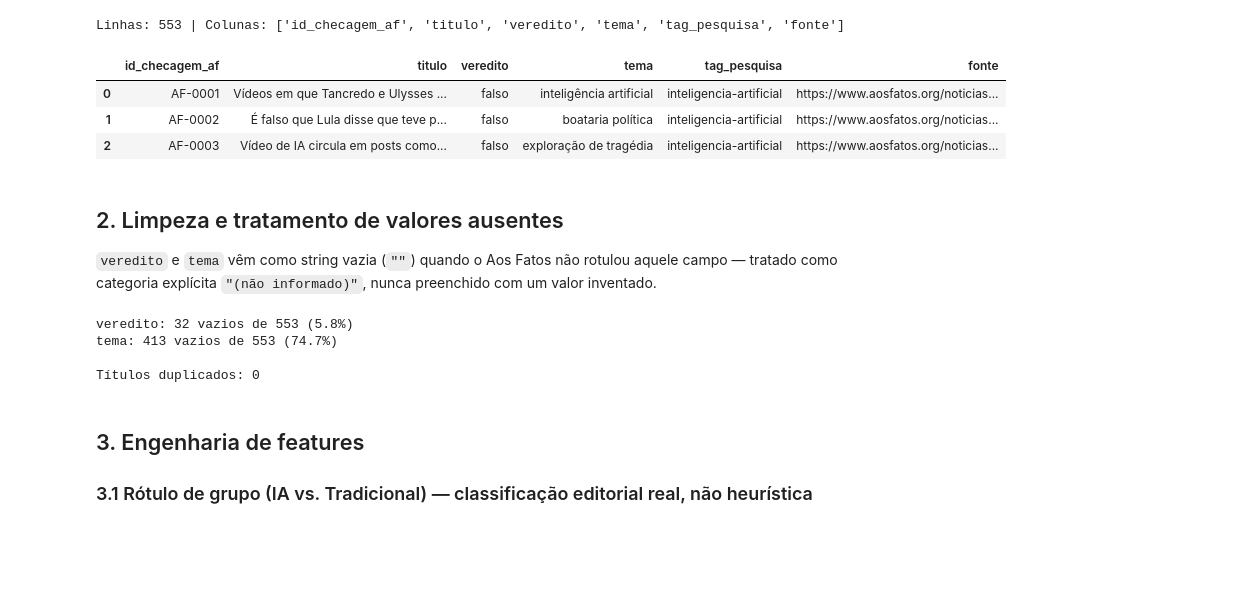
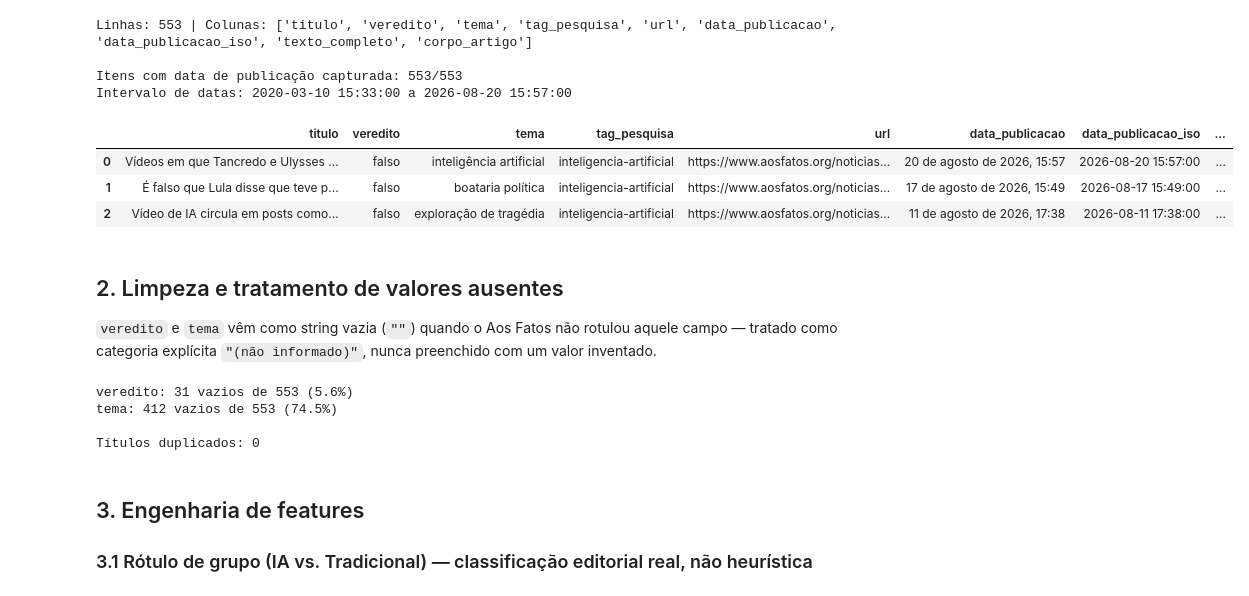
Before and after one commit to jpbezerra/politicAI, a Jupyter notebook: notebooks/02_dataset_b_aosfatos_eda.ipynb, the cells around one changed output. Saved outputs shown, nothing was run; the diff lists cells and outputs as text; code cells hidden in the pictures; blank space fills up the shorter version.

```diff
--- a/notebooks/02_dataset_b_aosfatos_eda.ipynb
+++ b/notebooks/02_dataset_b_aosfatos_eda.ipynb
@@ -35,14 +38,20 @@ pd.set_option("display.max_colwidth", 90)
 # %%
 
-df = pd.read_csv("../data/raw/dataset_b_aosfatos.csv", keep_default_na=False)
+df = pd.read_csv("../data/raw/dataset_b_completo.csv", keep_default_na=False,
+                  parse_dates=["data_publicacao_iso"])
 print(f"Linhas: {len(df)} | Colunas: {list(df.columns)}")
+print(f"\nItens com data de publicação capturada: {df['data_publicacao_iso'].notna().sum()}/{len(df)}")
+print(f"Intervalo de datas: {df['data_publicacao_iso'].min()} a {df['data_publicacao_iso'].max()}")
 df.head(3)
 # %% [output]
-Linhas: 553 | Colunas: ['id_checagem_af', 'titulo', 'veredito', 'tema', 'tag_pesquisa', 'fonte']
+Linhas: 553 | Colunas: ['titulo', 'veredito', 'tema', 'tag_pesquisa', 'url', 'data_publicacao', 'data_publicacao_iso', 'texto_completo', 'corpo_artigo']
+
+Itens com data de publicação capturada: 553/553
+Intervalo de datas: 2020-03-10 15:33:00 a 2026-08-20 15:57:00
-|  | id_checagem_af | titulo | veredito | tema | tag_pesquisa | fonte |
-| 0 | AF-0001 | Vídeos em que Tancredo e Ulysses ... | falso | inteligência artificial | inteligencia-artificial | https://www.aosfatos.org/noticias... |
-| 1 | AF-0002 | É falso que Lula disse que teve p... | falso | boataria política | inteligencia-artificial | https://www.aosfatos.org/noticias... |
-| 2 | AF-0003 | Vídeo de IA circula em posts como... | falso | exploração de tragédia | inteligencia-artificial | https://www.aosfatos.org/noticias... |
+|  | titulo | veredito | tema | tag_pesquisa | url | data_publicacao | data_publicacao_iso | ... |
+| 0 | Vídeos em que Tancredo e Ulysses ... | falso | inteligência artificial | inteligencia-artificial | https://www.aosfatos.org/noticias... | 20 de agosto de 2026, 15:57 | 2026-08-20 15:57:00 | ... |
+| 1 | É falso que Lula disse que teve p... | falso | boataria política | inteligencia-artificial | https://www.aosfatos.org/noticias... | 17 de agosto de 2026, 15:49 | 2026-08-17 15:49:00 | ... |
+| 2 | Vídeo de IA circula em posts como... | falso | exploração de tragédia | inteligencia-artificial | https://www.aosfatos.org/noticias... | 11 de agosto de 2026, 17:38 | 2026-08-11 17:38:00 | ... |
 # %% [markdown]
 ## 2. Limpeza e tratamento de valores ausentes
 
@@ -61,8 +70,8 @@ print(f"\nTítulos duplicados: {dup}")
 if dup:
     display(df[df.duplicated(subset=['titulo'], keep=False)].sort_values('titulo')[['titulo', 'tag_pesquisa']])
 # %% [output]
-veredito: 32 vazios de 553 (5.8%)
-tema: 413 vazios de 553 (74.7%)
+veredito: 31 vazios de 553 (5.6%)
+tema: 412 vazios de 553 (74.5%)
 
 Títulos duplicados: 0
 # %% [markdown]
```
Also changed, not shown: parts of 29 cells of this notebook, 11 other files.
